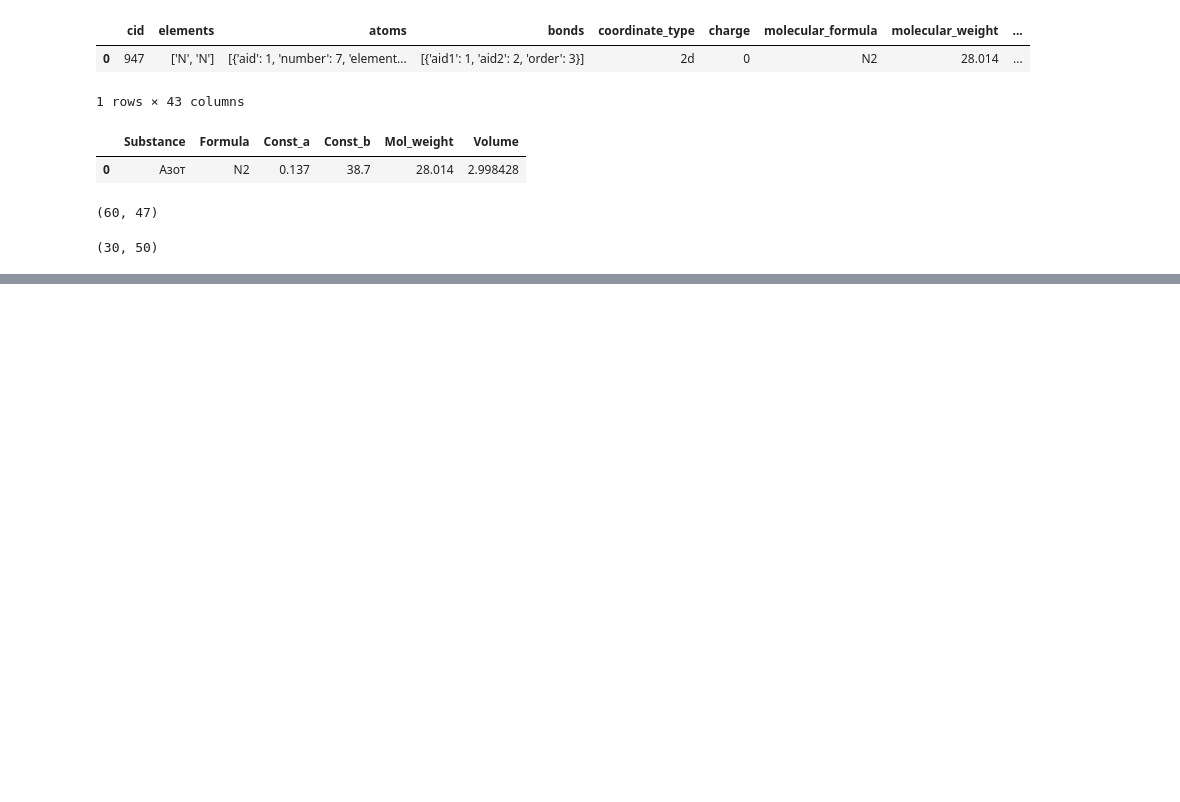
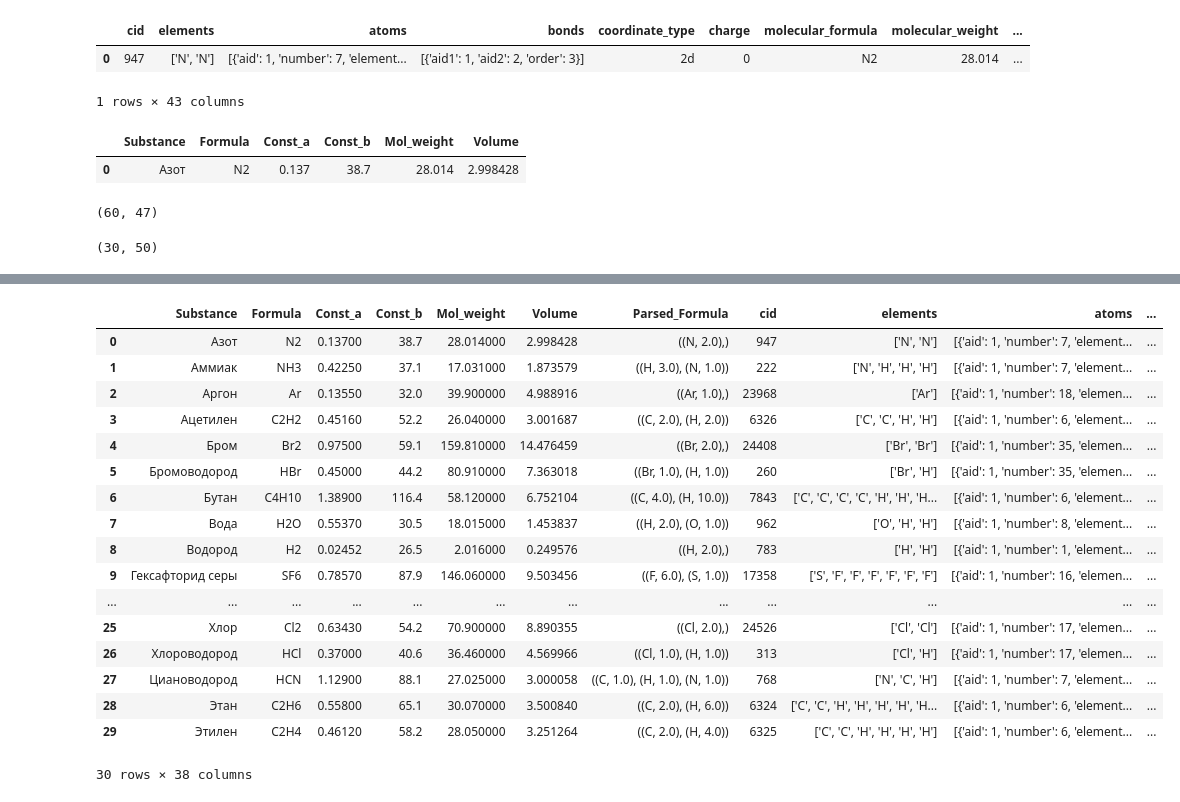
Before and after one commit to kephircheek/anm, a Jupyter notebook: classroom/2026-05-05.ipynb, the cells around one changed output, grey strips where cells are left out. Saved outputs shown, nothing was run; the diff lists cells and outputs as text; code cells hidden in the pictures; blank space fills up the shorter version.

```diff
--- a/classroom/2026-05-05.ipynb
+++ b/classroom/2026-05-05.ipynb
@@ -181 +198,22 @@ vdv_consts_rich
 30 rows × 50 columns
+# %%
+vdv_consts_rich.dropna(axis=1)
+# %% [output]
+|  | Substance | Formula | Const_a | Const_b | Mol_weight | Volume | Parsed_Formula | cid | elements | atoms | ... |
+| 0 | Азот | N2 | 0.13700 | 38.7 | 28.014000 | 2.998428 | ((N, 2.0),) | 947 | ['N', 'N'] | [{'aid': 1, 'number': 7, 'element... | ... |
+| 1 | Аммиак | NH3 | 0.42250 | 37.1 | 17.031000 | 1.873579 | ((H, 3.0), (N, 1.0)) | 222 | ['N', 'H', 'H', 'H'] | [{'aid': 1, 'number': 7, 'element... | ... |
+| 2 | Аргон | Ar | 0.13550 | 32.0 | 39.900000 | 4.988916 | ((Ar, 1.0),) | 23968 | ['Ar'] | [{'aid': 1, 'number': 18, 'elemen... | ... |
+| 3 | Ацетилен | C2H2 | 0.45160 | 52.2 | 26.040000 | 3.001687 | ((C, 2.0), (H, 2.0)) | 6326 | ['C', 'C', 'H', 'H'] | [{'aid': 1, 'number': 6, 'element... | ... |
+| 4 | Бром | Br2 | 0.97500 | 59.1 | 159.810000 | 14.476459 | ((Br, 2.0),) | 24408 | ['Br', 'Br'] | [{'aid': 1, 'number': 35, 'elemen... | ... |
+| 5 | Бромоводород | HBr | 0.45000 | 44.2 | 80.910000 | 7.363018 | ((Br, 1.0), (H, 1.0)) | 260 | ['Br', 'H'] | [{'aid': 1, 'number': 35, 'elemen... | ... |
+| 6 | Бутан | C4H10 | 1.38900 | 116.4 | 58.120000 | 6.752104 | ((C, 4.0), (H, 10.0)) | 7843 | ['C', 'C', 'C', 'C', 'H', 'H', 'H... | [{'aid': 1, 'number': 6, 'element... | ... |
+| 7 | Вода | H2O | 0.55370 | 30.5 | 18.015000 | 1.453837 | ((H, 2.0), (O, 1.0)) | 962 | ['O', 'H', 'H'] | [{'aid': 1, 'number': 8, 'element... | ... |
+| 8 | Водород | H2 | 0.02452 | 26.5 | 2.016000 | 0.249576 | ((H, 2.0),) | 783 | ['H', 'H'] | [{'aid': 1, 'number': 1, 'element... | ... |
+| 9 | Гексафторид серы | SF6 | 0.78570 | 87.9 | 146.060000 | 9.503456 | ((F, 6.0), (S, 1.0)) | 17358 | ['S', 'F', 'F', 'F', 'F', 'F', 'F'] | [{'aid': 1, 'number': 16, 'elemen... | ... |
+| ... | ... | ... | ... | ... | ... | ... | ... | ... | ... | ... | ... |
+| 25 | Хлор | Cl2 | 0.63430 | 54.2 | 70.900000 | 8.890355 | ((Cl, 2.0),) | 24526 | ['Cl', 'Cl'] | [{'aid': 1, 'number': 17, 'elemen... | ... |
+| 26 | Хлороводород | HCl | 0.37000 | 40.6 | 36.460000 | 4.569966 | ((Cl, 1.0), (H, 1.0)) | 313 | ['Cl', 'H'] | [{'aid': 1, 'number': 17, 'elemen... | ... |
+| 27 | Циановодород | HCN | 1.12900 | 88.1 | 27.025000 | 3.000058 | ((C, 1.0), (H, 1.0), (N, 1.0)) | 768 | ['N', 'C', 'H'] | [{'aid': 1, 'number': 7, 'element... | ... |
+| 28 | Этан | C2H6 | 0.55800 | 65.1 | 30.070000 | 3.500840 | ((C, 2.0), (H, 6.0)) | 6324 | ['C', 'C', 'H', 'H', 'H', 'H', 'H... | [{'aid': 1, 'number': 6, 'element... | ... |
+| 29 | Этилен | C2H4 | 0.46120 | 58.2 | 28.050000 | 3.251264 | ((C, 2.0), (H, 4.0)) | 6325 | ['C', 'C', 'H', 'H', 'H', 'H'] | [{'aid': 1, 'number': 6, 'element... | ... |
+30 rows × 38 columns
```
Also changed, not shown: parts of 6 cells of this notebook.
